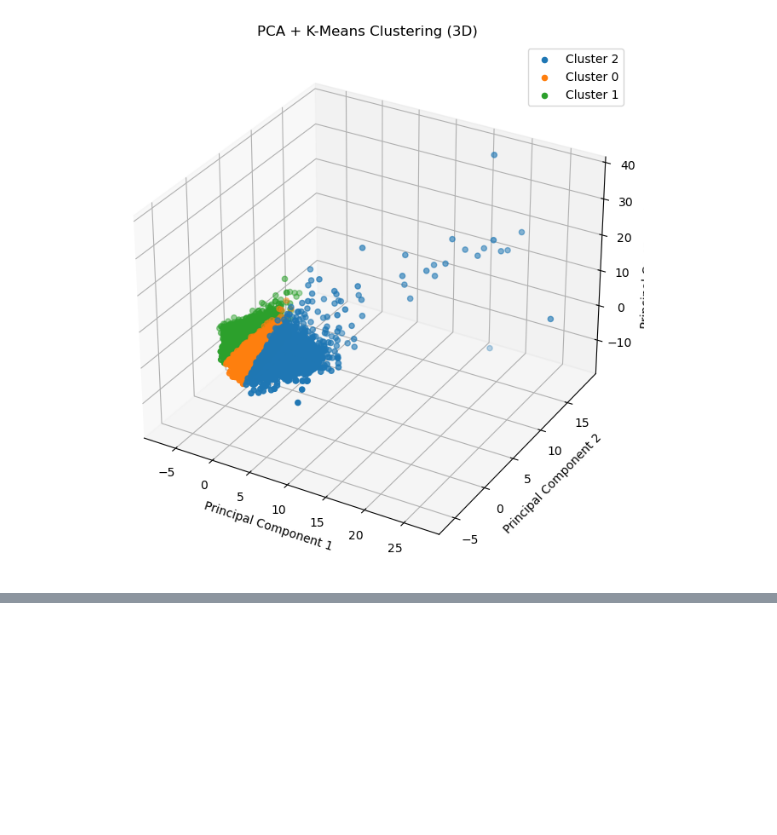
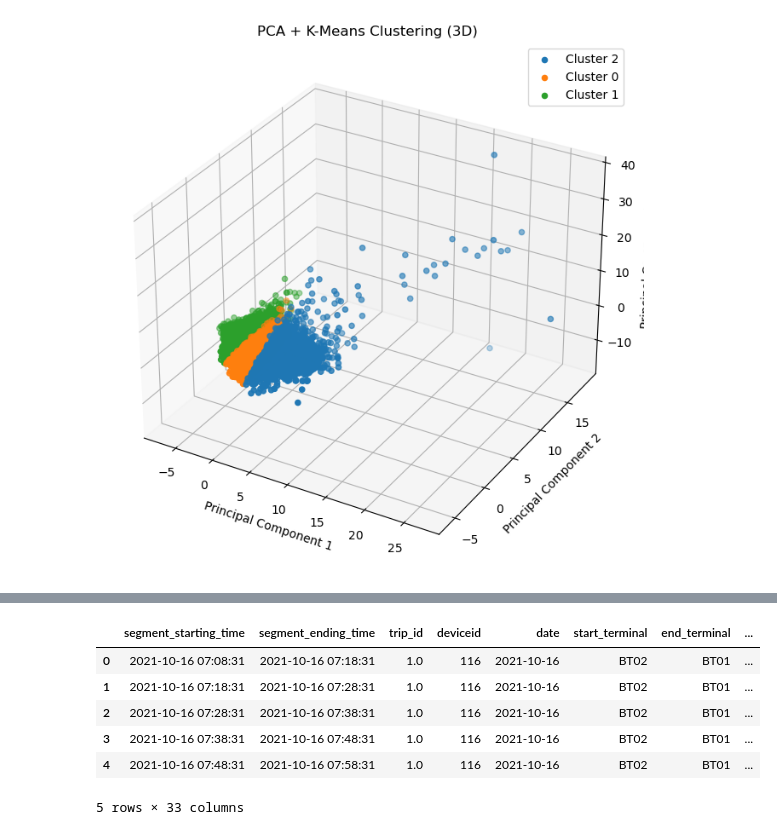
Before and after one commit to DriverBehaviour-FYP/Driver-Behaviour-Analysis, a Jupyter notebook: notebook/clustering/k-means.ipynb, the cells around one changed output, grey strips where cells are left out. Saved outputs shown, nothing was run; the diff lists cells and outputs as text; code cells hidden in the pictures; blank space fills up the shorter version.

```diff
--- a/notebook/clustering/k-means.ipynb
+++ b/notebook/clustering/k-means.ipynb
@@ -289,0 +337,38 @@ plt.show()
+# %%
+def bim_mean_smoothing(df,columns):
+
+    for index in range(len(columns)):
+        data = df[columns[index]]
+        # Specify the number of bins
+        num_bins = round(len(data)/10000)
+
+        # Dynamically calculate bin edges based on quantiles
+        bin_edges = pd.qcut(data, q=num_bins, retbins=True)[1]
+        bin_edges[0] = bin_edges[0]-1
+
+        bin_labels = [f'Bin {i}' for i in range(1, num_bins + 1)]
+
+        # Use cut to bin the data
+        bin_name = "bin_name_"+columns[index]
+        df[bin_name] = pd.cut(data, bins=bin_edges, labels=bin_labels)
+
+        # Calculate bin means
+        bin_means = df.groupby(bin_name)[columns[index]].mean()
+
+        # Replace values with bin means
+        new_col = 'bin_'+columns[index]
+        df[new_col] = df[bin_name].map(bin_means)
+        df = df.drop(bin_name, axis=1)
+
+    return df
+# %%
+smoothed_data = bim_mean_smoothing(data,['elevation_p', 'elevation_n', 'ele_X_speed_acc_p', 'ele_X_speed_acc_n', 'average_acceleration', 'average_deacceleration', 'std_acc_dacc', 'stop_count', 'average_speed', 'max_speed', 'speed_variation'])
+smoothed_data.head()
+# %% [output]
+|  | segment_starting_time | segment_ending_time | trip_id | deviceid | date | start_terminal | end_terminal | ... |
+| 0 | 2021-10-16 07:08:31 | 2021-10-16 07:18:31 | 1.0 | 116 | 2021-10-16 | BT02 | BT01 | ... |
+| 1 | 2021-10-16 07:18:31 | 2021-10-16 07:28:31 | 1.0 | 116 | 2021-10-16 | BT02 | BT01 | ... |
+| 2 | 2021-10-16 07:28:31 | 2021-10-16 07:38:31 | 1.0 | 116 | 2021-10-16 | BT02 | BT01 | ... |
+| 3 | 2021-10-16 07:38:31 | 2021-10-16 07:48:31 | 1.0 | 116 | 2021-10-16 | BT02 | BT01 | ... |
+| 4 | 2021-10-16 07:48:31 | 2021-10-16 07:58:31 | 1.0 | 116 | 2021-10-16 | BT02 | BT01 | ... |
+5 rows × 33 columns
```
Also changed, not shown: parts of 9 cells of this notebook.
